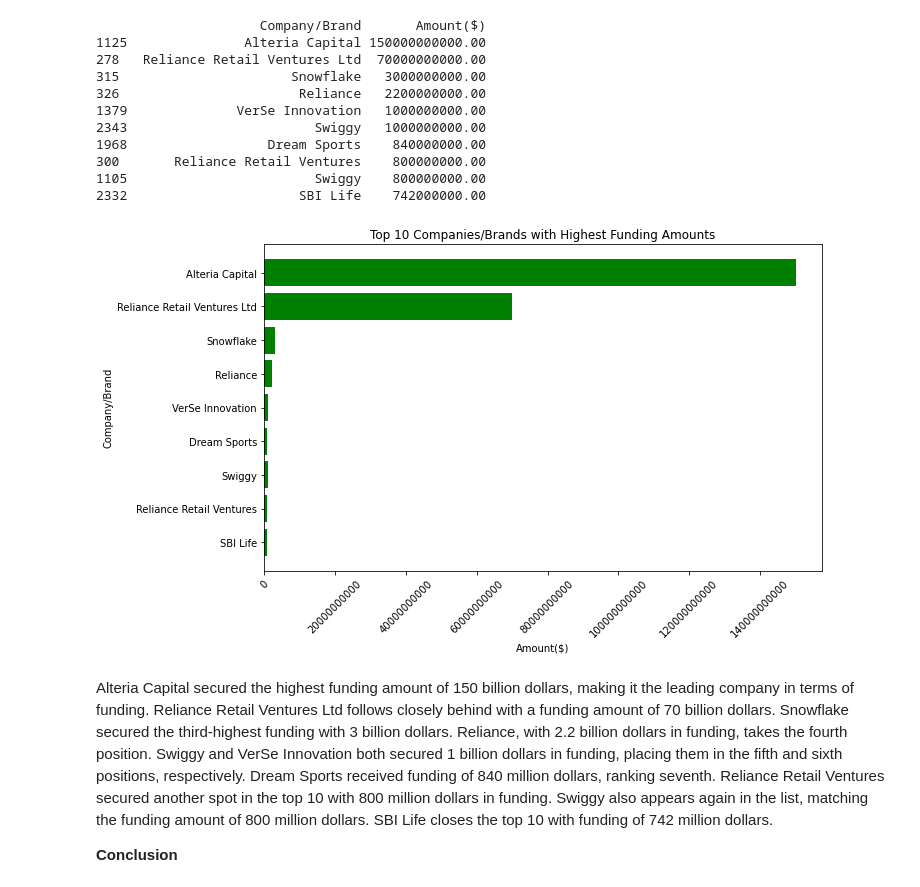
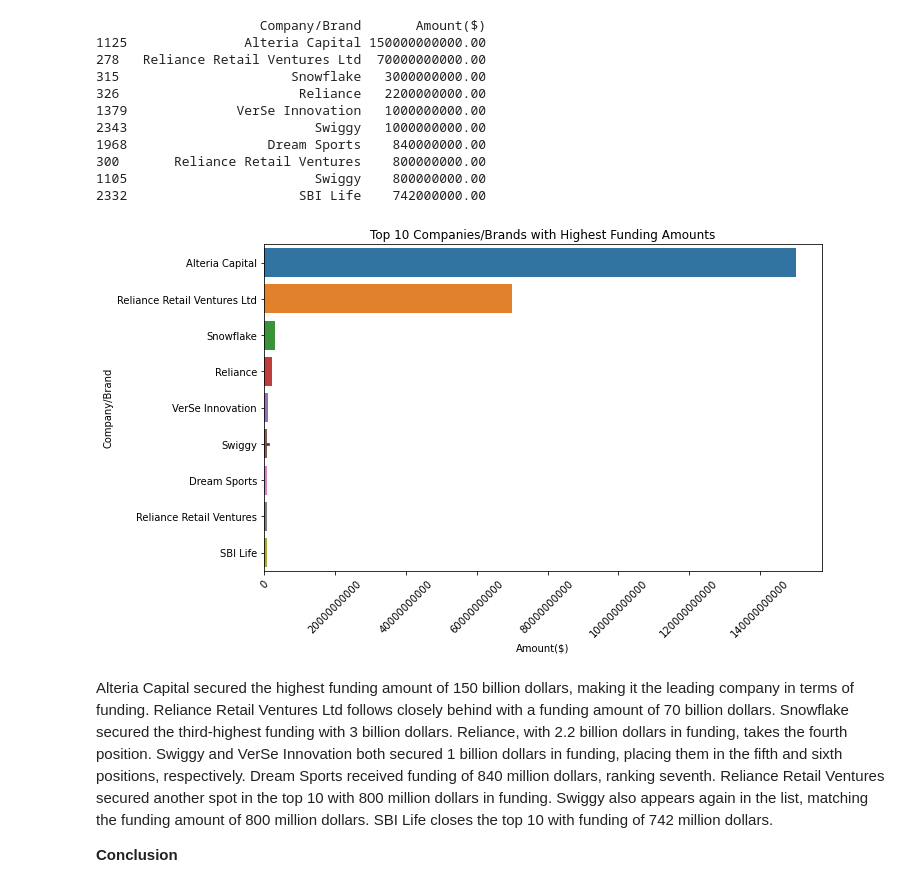
Before and after one commit to Aliyyah22/Analysing-The-Indian-Startup-Ecosystem, a Jupyter notebook: Data Analysis Project-Indian Startup Ecosystem.ipynb, the cells around one changed output. Drawn from its saved outputs; the diff is of its cells as text; code cells hidden in the pictures.

```diff
--- a/Data Analysis Project-Indian Startup Ecosystem.ipynb
+++ b/Data Analysis Project-Indian Startup Ecosystem.ipynb
@@ -3857,16 +3858,15 @@ print(top_10_amounts[['Company/Brand', 'Amount($)']])
 # %%
 # Create a horizontal bar chart
 plt.figure(figsize=(10, 6))
-top_10_amounts_sorted = top_10_amounts.sort_values(by='Amount($)', ascending=True)
-plt.barh(top_10_amounts_sorted['Company/Brand'], top_10_amounts_sorted['Amount($)'],color='green')
+sns.barplot(data=top_10_amounts, x='Amount($)', y='Company/Brand')
 plt.xlabel('Amount($)')
 plt.ticklabel_format(style='plain', axis='x')
 plt.ylabel('Company/Brand')
 plt.xticks(rotation=45)
 plt.title('Top 10 Companies/Brands with Highest Funding Amounts')
 plt.show()
 # %% [output]
-[figure, old version]
+[figure, new version]
 # %% [markdown]
 Alteria Capital secured the highest funding amount of 150 billion dollars, making it the leading company in terms of funding. Reliance Retail Ventures Ltd follows closely behind with a funding amount of 70 billion dollars.
 Snowflake secured the third-highest funding with 3 billion dollars. Reliance, with 2.2 billion dollars in funding, takes the fourth position. Swiggy and VerSe Innovation both secured 1 billion dollars in funding, placing them in the fifth and sixth positions, respectively. Dream Sports received funding of 840 million dollars, ranking seventh.
```
Also changed, not shown: parts of 6 cells of this notebook.
